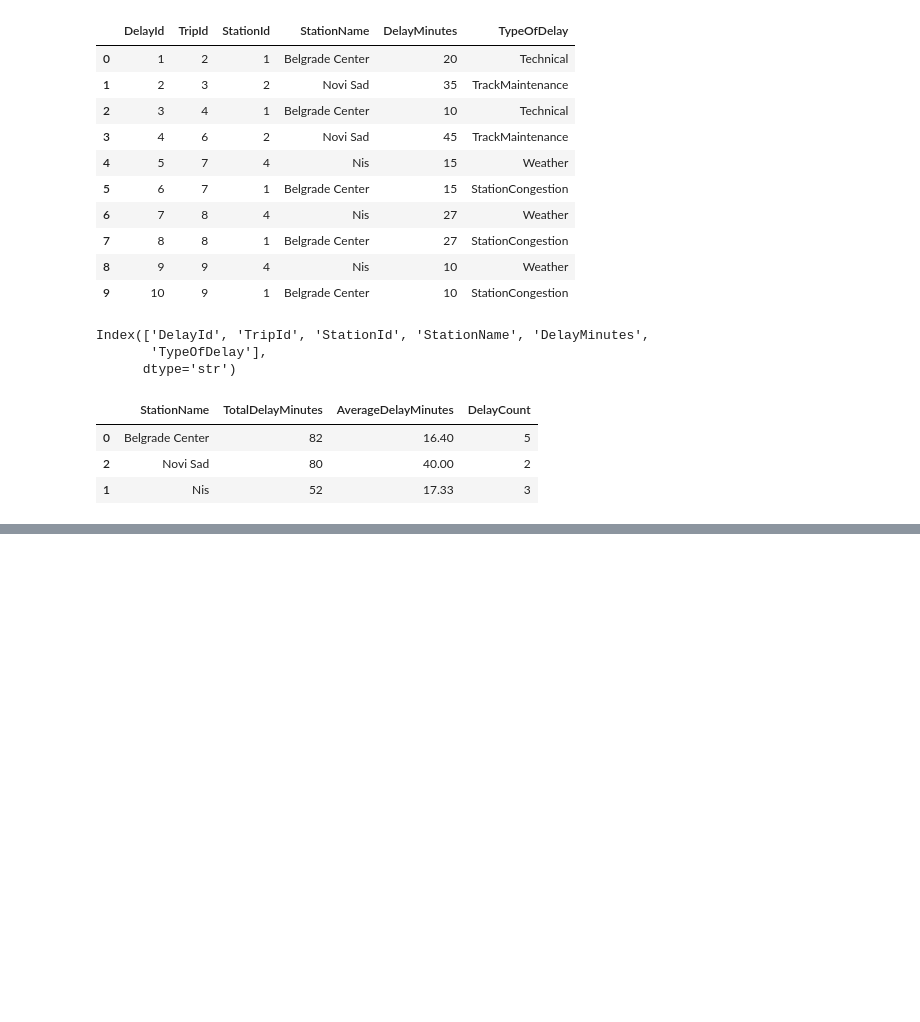
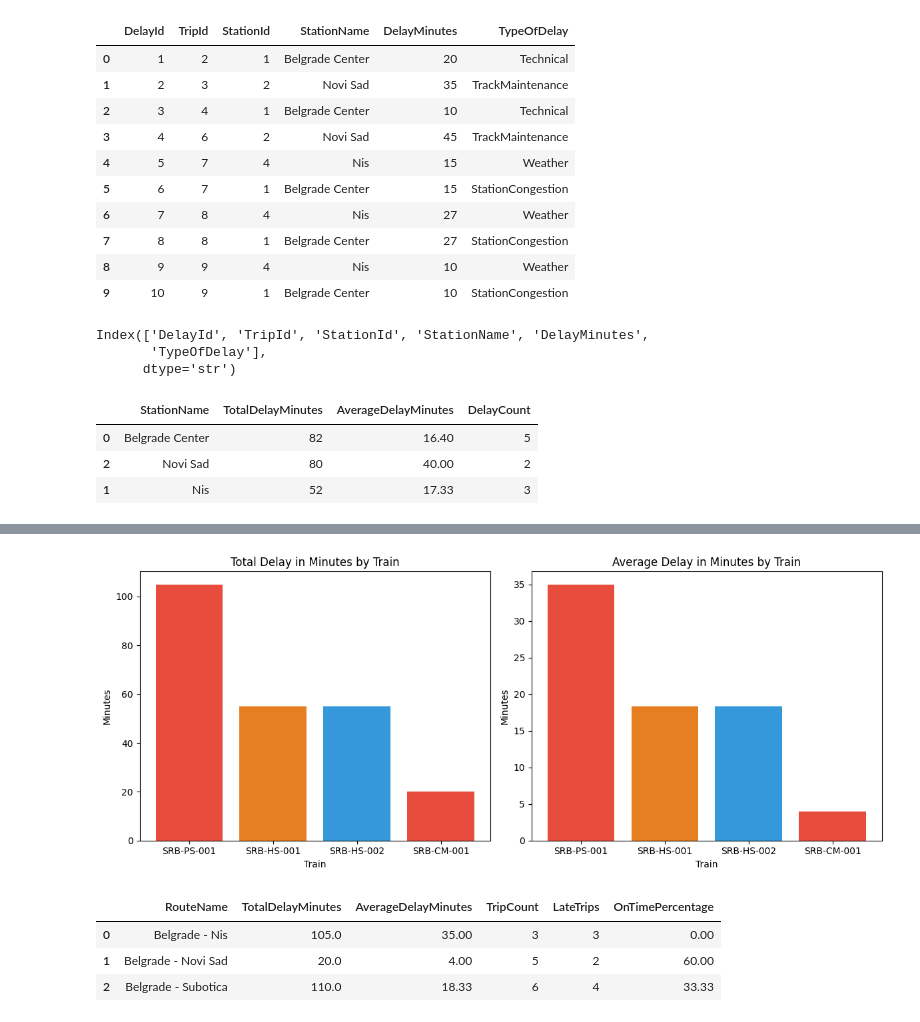
Before and after one commit to lukavlahovic/RailwayManagementSystemAPI, a Jupyter notebook: RailwayAnalytics/exploration.ipynb, the cells around one changed output, grey strips where cells are left out. Cells and saved outputs as stored; diff of their text form; code cells hidden in the pictures; blank space fills up the shorter version.

```diff
--- a/RailwayAnalytics/exploration.ipynb
+++ b/RailwayAnalytics/exploration.ipynb
@@ -4,3 +7,11 @@ import sqlalchemy as sa
+# %%
+def save_chart(fig):
+    buf = BytesIO()
+    fig.savefig(buf, format="png", bbox_inches="tight")
+    buf.seek(0)
+    encoded = base64.b64encode(buf.read()).decode("utf-8")
+    buf.close()
+    return encoded
 # %%
 engine = sa.create_engine(
     "mssql+pyodbc:///?odbc_connect="
@@ -274,0 +307,7 @@ Error:
+# %%
+delays_by_train = completed_trips.groupby("Train")["DelayMinutes"].agg(
+    TotalDelay = "sum",
+    AverageDelay = "mean",
+    TripCount="count",
+    LateTrips = lambda x: (x > 0).sum()
+).round(2).reset_index().sort_values("AverageDelay", ascending=False)
@@ -274,0 +322,28 @@ Error:
+# %%
+fig, axis = plt.subplots(1, 2, figsize=(12,5))
+
+axis[0].bar(delays_by_train["Train"], delays_by_train["TotalDelay"], color=["#e74c3c", "#e67e22", "#3498db"])
+axis[0].set_title("Total Delay in Minutes by Train")
+axis[0].set_xlabel("Train")
+axis[0].set_ylabel("Minutes")
+
+axis[1].bar(delays_by_train["Train"], delays_by_train["AverageDelay"], color=["#e74c3c", "#e67e22", "#3498db"])
+axis[1].set_title("Average Delay in Minutes by Train")
+axis[1].set_xlabel("Train")
+axis[1].set_ylabel("Minutes")
+
+plt.tight_layout()
+chart_trains = save_chart(fig)
+plt.show()
+plt.close()
+# %% [output]
+[figure, added]
+# %%
+delay_routes["OnTimePercentage"] = (delay_routes["TripCount"] - delay_routes["LateTrips"]) / delay_routes["TripCount"] * 100
+
+delay_routes.round(2)
+# %% [output]
+|  | RouteName | TotalDelayMinutes | AverageDelayMinutes | TripCount | LateTrips | OnTimePercentage |
+| 0 | Belgrade - Nis | 105.0 | 35.00 | 3 | 3 | 0.00 |
+| 1 | Belgrade - Novi Sad | 20.0 | 4.00 | 5 | 2 | 60.00 |
+| 2 | Belgrade - Subotica | 110.0 | 18.33 | 6 | 4 | 33.33 |
```
Also changed, not shown: parts of 10 cells of this notebook, 14 other files.
